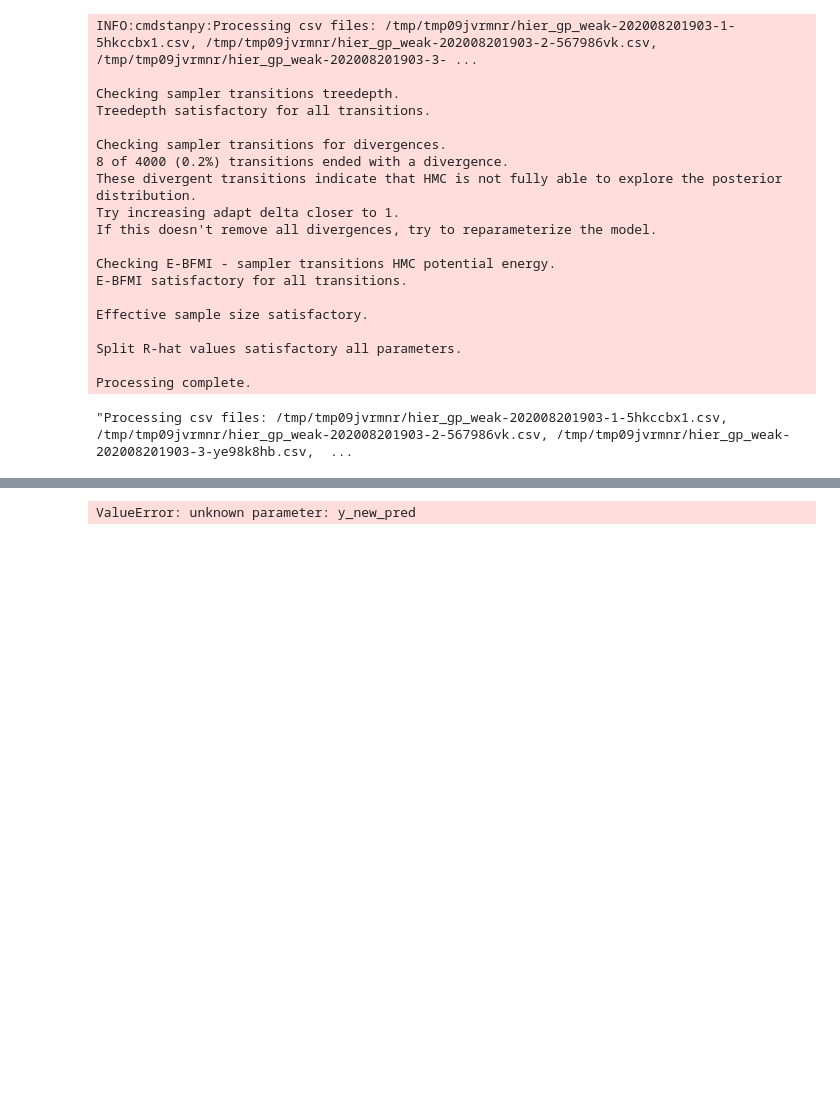
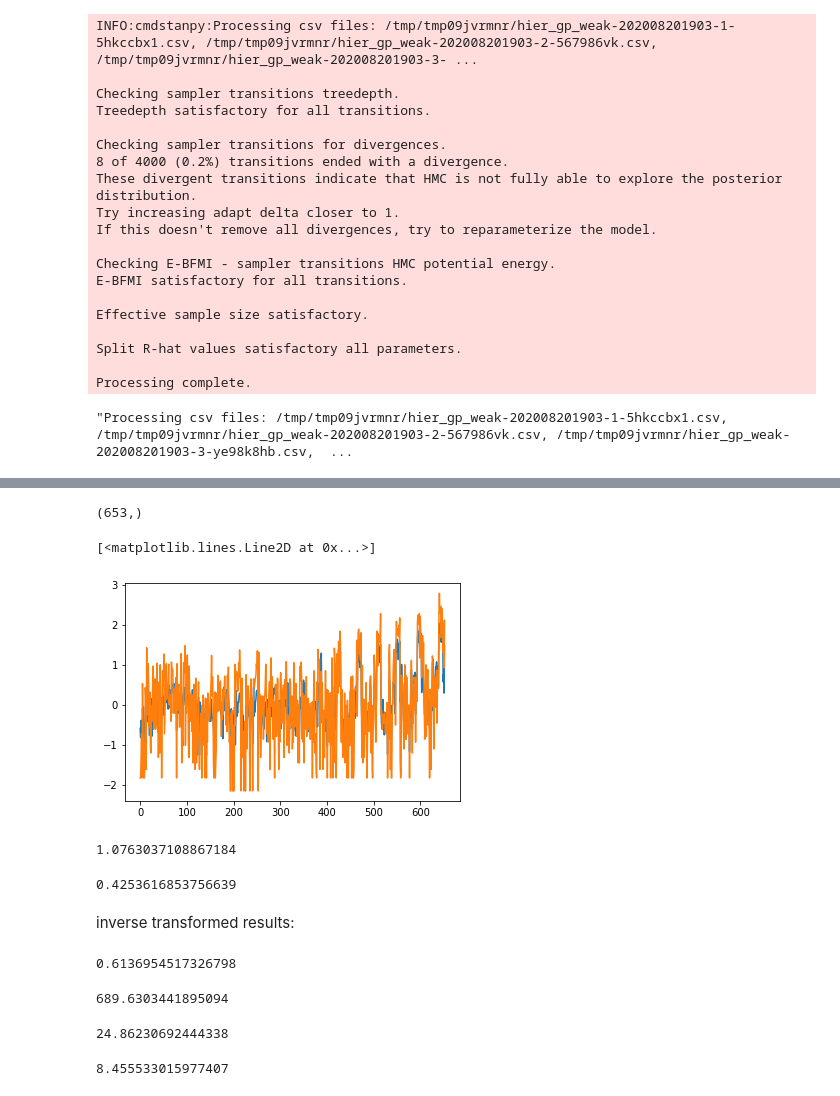
Before and after one commit to hyunjimoon/defense-reliability, a Jupyter notebook: gaussianprocess/hier_gp.ipynb, the cells around one changed output, grey strips where cells are left out. Saved outputs shown, nothing was run; the diff lists cells and outputs as text; code cells hidden in the pictures; blank space fills up the shorter version.

```diff
--- a/gaussianprocess/hier_gp.ipynb
+++ b/gaussianprocess/hier_gp.ipynb
@@ -82,6 +110,24 @@ pd.set_option('display.max_rows', None)
 # %%
 pd.reset_option("display.max_rows")
-# %%
-y_new_pred = gp_model_fit.get_drawset(params = ["y_new_pred"])
-# %% [output]
-ValueError: unknown parameter: y_new_pred
+# %%
+yhat = np.mean(gp_model_fit.get_drawset(params = ["obs_mu"]), axis=0).values
+yhat.shape
+# %% [output]
+(653,)
+# %%
+ax = plt.gca()
+ax.plot(np.arange(0, yhat.shape[0]), yhat)
+ax.plot(np.arange(0, yhat.shape[0]), y_data["y"].values)
+# %% [output]
+[<matplotlib.lines.Line2D at 0x...>]
+[figure, added]
+# %%
+smape(yhat,y_data["y"].values)
+# %% [output]
+1.0763037108867184
+# %%
+mean_squared_error(yhat, y_data["y"].values)
+# %% [output]
+0.4253616853756639
+# %% [markdown]
+inverse transformed results:
@@ -87,0 +136,17 @@ ValueError: unknown parameter: y_new_pred
+# %%
+smape(yhat, transformer.inverse_transform(y_data["y"].values.reshape(-1, 1)).flatten())
+# %% [output]
+0.6136954517326798
+# %%
+mean_squared_error(yhat, transformer.inverse_transform(y_data["y"].values.reshape(-1, 1)).flatten())
+# %% [output]
+689.6303441895094
+# %%
+res = transformer.inverse_transform(y_data["y"].values.reshape(-1, 1)).flatten() - yhat
+np.std(res)
+# %% [output]
+24.86230692444338
+# %%
+np.mean(res)
+# %% [output]
+8.455533015977407
```
Also changed, not shown: parts of 6 cells of this notebook, 5 other files.
